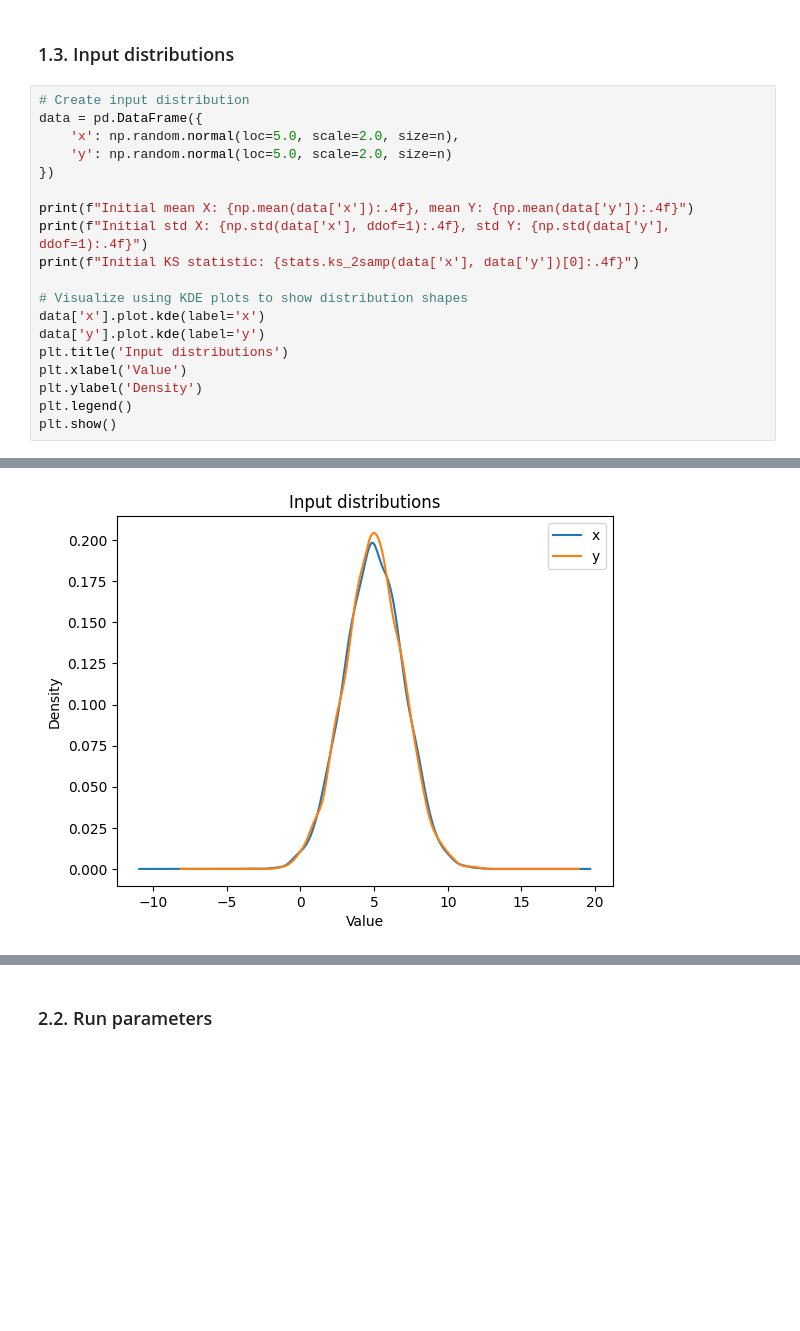
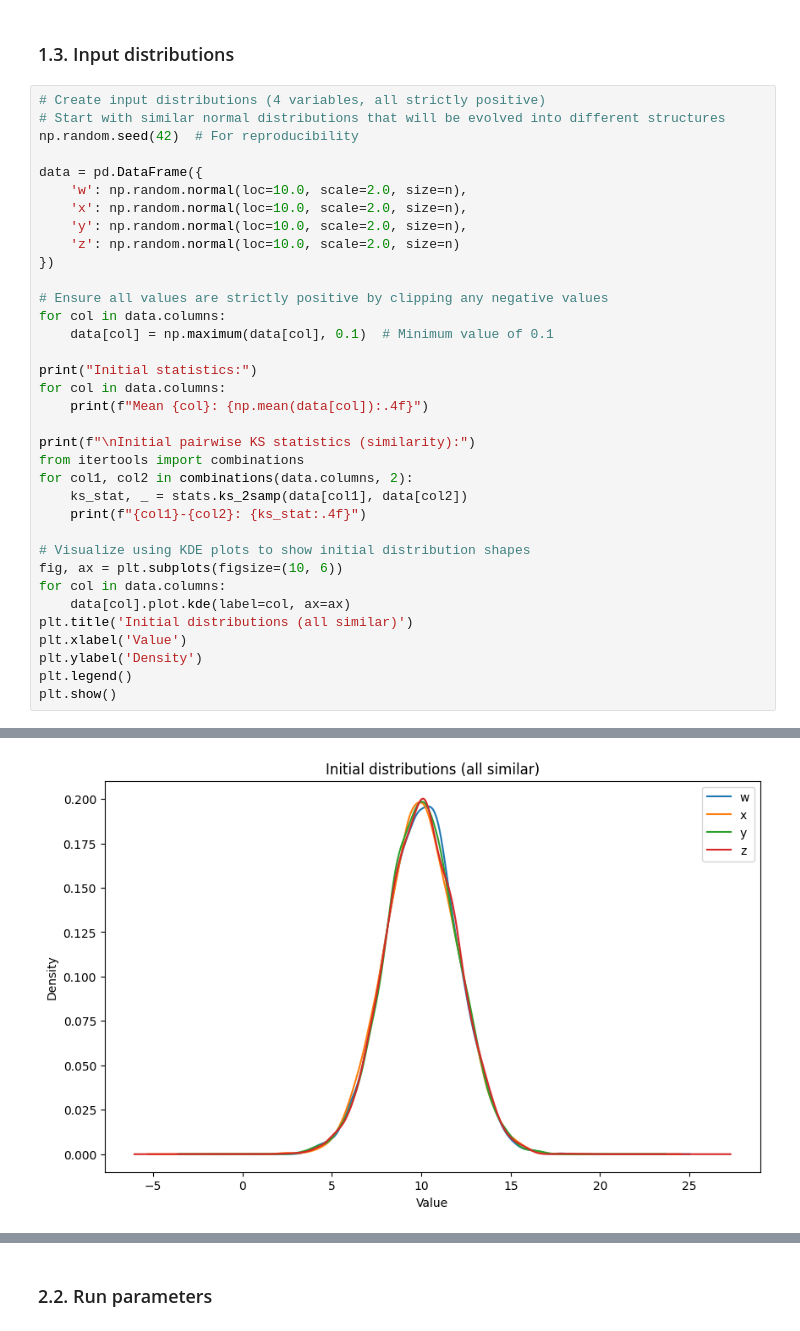
Before and after one commit to gperdrizet/hill_climber, a Jupyter notebook: notebooks/03-mean_std.ipynb, the cells around one changed output, grey strips where cells are left out. Saved outputs shown, nothing was run; the diff lists cells and outputs as text; blank space fills up the shorter version.

```diff
--- a/notebooks/03-mean_std.ipynb
+++ b/notebooks/03-mean_std.ipynb
@@ -31,20 +31,36 @@ replicates = 4
 # %% [markdown]
 ### 1.3. Input distributions
 # %%
-# Create input distribution
+# Create input distributions (4 variables, all strictly positive)
+# Start with similar normal distributions that will be evolved into different structures
+np.random.seed(42)  # For reproducibility
+
 data = pd.DataFrame({
-    'x': np.random.normal(loc=5.0, scale=2.0, size=n),
-    'y': np.random.normal(loc=5.0, scale=2.0, size=n)
+    'w': np.random.normal(loc=10.0, scale=2.0, size=n),
+    'x': np.random.normal(loc=10.0, scale=2.0, size=n),
+    'y': np.random.normal(loc=10.0, scale=2.0, size=n),
+    'z': np.random.normal(loc=10.0, scale=2.0, size=n)
 })
 
-print(f"Initial mean X: {np.mean(data['x']):.4f}, mean Y: {np.mean(data['y']):.4f}")
-print(f"Initial std X: {np.std(data['x'], ddof=1):.4f}, std Y: {np.std(data['y'], ddof=1):.4f}")
-print(f"Initial KS statistic: {stats.ks_2samp(data['x'], data['y'])[0]:.4f}")
+# Ensure all values are strictly positive by clipping any negative values
+for col in data.columns:
+    data[col] = np.maximum(data[col], 0.1)  # Minimum value of 0.1
 
-# Visualize using KDE plots to show distribution shapes
-data['x'].plot.kde(label='x')
-data['y'].plot.kde(label='y')
-plt.title('Input distributions')
+print("Initial statistics:")
+for col in data.columns:
+    print(f"Mean {col}: {np.mean(data[col]):.4f}")
+
+print(f"\nInitial pairwise KS statistics (similarity):")
+from itertools import combinations
+for col1, col2 in combinations(data.columns, 2):
+    ks_stat, _ = stats.ks_2samp(data[col1], data[col2])
+    print(f"{col1}-{col2}: {ks_stat:.4f}")
+
+# Visualize using KDE plots to show initial distribution shapes
+fig, ax = plt.subplots(figsize=(10, 6))
+for col in data.columns:
+    data[col].plot.kde(label=col, ax=ax)
+plt.title('Initial distributions (all similar)')
 plt.xlabel('Value')
 plt.ylabel('Density')
 plt.legend()
@@ -56,2 +82,2 @@ Initial KS statistic: 0.0146
-[figure, old version]
+[figure, new version]
 # %% [markdown]
```
Also changed, not shown: parts of 16 cells of this notebook, 3 other files.
